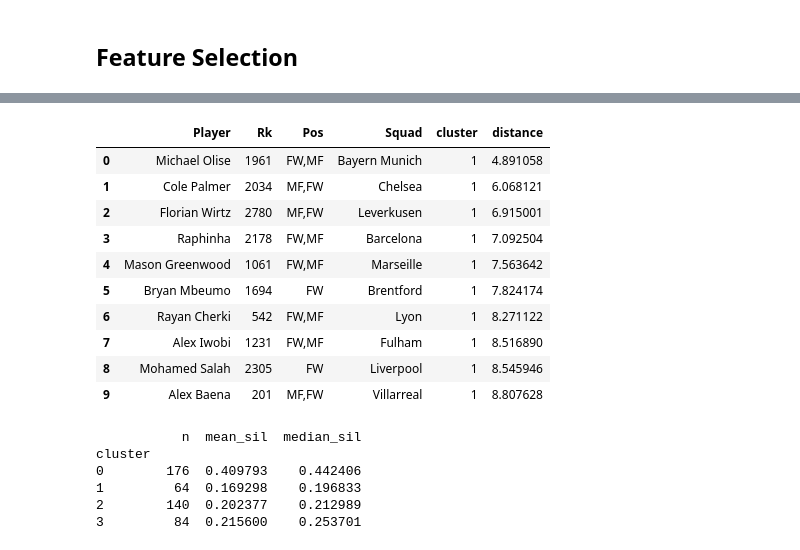
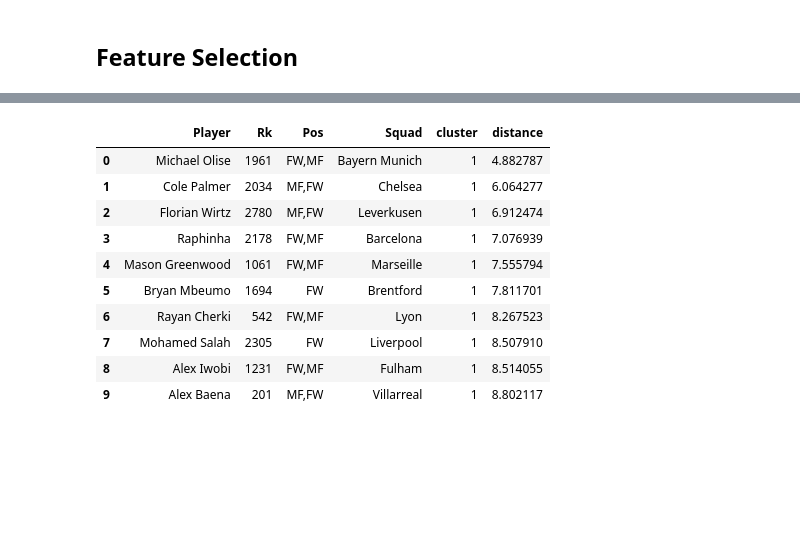
Before and after one commit to HaneefT/Transfer-Oracle, a Jupyter notebook: src/clustering/clustering.ipynb, the cells around one changed output, grey strips where cells are left out. Cells and saved outputs as stored; diff of their text form; code cells hidden in the pictures; blank space fills up the shorter version.

```diff
--- a/src/clustering/clustering.ipynb
+++ b/src/clustering/clustering.ipynb
@@ -212,17 +204,18 @@ dtype: float64
 # Drop features with low variance and select top features from PC1 and PC2
 selected_features = list(loadings_PC1.head(20).index) + list(loadings_PC2.head(10).index)
 selected_features = list(set(selected_features))  # Remove duplicates
-print("Selected features for clustering:\n", selected_features)
+selected_features_df = pd.DataFrame(selected_features, columns=["Selected Features"])
+display(selected_features_df)
 
 
 
-fw_sel = df_fw[selected_features].copy()
+fw_scaled_sel = df_fw[selected_features].copy()
 # Make Nan values 0
-fw_sel = fw_sel.fillna(0)
+# fw_sel = fw_sel.fillna(0)
 
-from sklearn.preprocessing import StandardScaler
-scaler = StandardScaler()
-fw_scaled_sel = scaler.fit_transform(fw_sel)
+# from sklearn.preprocessing import StandardScaler
+# scaler = StandardScaler()
+# fw_scaled_sel = scaler.fit_transform(fw_sel)
 
 from sklearn.cluster import KMeans
 from sklearn.metrics import silhouette_score
@@ -343,92 +338,64 @@ Players in cluster 3: 84
 import numpy as np
 import pandas as pd
 from sklearn.neighbors import NearestNeighbors
-from sklearn.metrics import silhouette_samples
 
-# 1) Keep references to what you clustered on
 feature_cols = selected_features
-X = fw_scaled_sel
+X = fw_scaled_sel.values
 labels = clusters
 
-# 2) Per-cluster kNN models (built on the SAME scaled matrix X)
 per_cluster_nn = {}
-per_cluster_idx = {}   # rows of df_fw used for each cluster (after any NaN drops – shouldn't happen since you filledna)
+per_cluster_idx = {}
 
 for c in np.unique(labels):
-    idx = np.where(labels == c)[0]
-    Xc = X[idx, :]
+    indx = np.where(labels == c)[0]
+    Xc = X[indx, :]
     # n_neighbors+1 to allow excluding self at query time
-    nn = NearestNeighbors(n_neighbors=min(11, len(idx)), metric="euclidean", algorithm="auto")
+    nn = NearestNeighbors(n_neighbors=min(11, len(indx)), metric="euclidean", algorithm="auto")
     nn.fit(Xc)
     per_cluster_nn[c] = nn
-    per_cluster_idx[c] = idx
+    per_cluster_idx[c] = indx
 
-# 3) Helper to query nearest neighbors for a given player name (or row index)
 def nearest_players_within_cluster(df, player_name=None, row_idx=None, k=5, id_col="Player"):
     if player_name is None and row_idx is None:
         raise ValueError("Provide either player_name or row_idx.")
     if row_idx is None:
         match = df.index[df[id_col] == player_name].tolist()
         if not match:
             raise ValueError(f"Player '{player_name}' not found in column '{id_col}'.")
         row_idx = match[0]
 
     c = labels[row_idx]
     nn = per_cluster_nn[c]
     idx = per_cluster_idx[c]
 
-    # Query using the same scaled vector you clustered with
     xq = X[row_idx].reshape(1, -1)
-    # Ask for k+1 so we can drop 'self' if it appears
     n_q = min(k+1, len(idx))
     dists, inds = nn.kneighbors(xq, n_neighbors=n_q)
     dists, inds = dists[0], inds[0]
 
-    # Map local neighbor indices back to global row indices
     global_inds = idx[inds]
-
-    # Drop self if present
     mask = global_inds != row_idx
     global_inds = global_inds[mask]
     dists = dists[mask]
-
-    # Trim to k
     global_inds = global_inds[:k]
     dists = dists[:k]
 
-    # Build a tidy result frame
     cols_to_show = [c for c in [id_col, "Rk", "Pos", "Squad", "cluster"] if c in df.columns]
     out = df.iloc[global_inds][cols_to_show].copy()
     out["distance"] = dists
     return out.reset_index(drop=True)
 
-# 4) Example usage:
+# Example usage:
 display(nearest_players_within_cluster(df_fw, player_name="Lamine Yamal", k=10))
-
-# 5) Optional: per-cluster diagnostics
-sil_samples = silhouette_samples(X, labels, metric="euclidean")
-cluster_report = (
-    pd.DataFrame({"cluster": labels, "silhouette": sil_samples})
-    .groupby("cluster")
-    .agg(n=("cluster", "size"), mean_sil=("silhouette", "mean"), median_sil=("silhouette", "median"))
-    .sort_index()
-)
-print(cluster_report)
 # %% [output]
 |  | Player | Rk | Pos | Squad | cluster | distance |
-| 0 | Michael Olise | 1961 | FW,MF | Bayern Munich | 1 | 4.891058 |
-| 1 | Cole Palmer | 2034 | MF,FW | Chelsea | 1 | 6.068121 |
-| 2 | Florian Wirtz | 2780 | MF,FW | Leverkusen | 1 | 6.915001 |
-| 3 | Raphinha | 2178 | FW,MF | Barcelona | 1 | 7.092504 |
-| 4 | Mason Greenwood | 1061 | FW,MF | Marseille | 1 | 7.563642 |
-| 5 | Bryan Mbeumo | 1694 | FW | Brentford | 1 | 7.824174 |
-| 6 | Rayan Cherki | 542 | FW,MF | Lyon | 1 | 8.271122 |
-| 7 | Alex Iwobi | 1231 | FW,MF | Fulham | 1 | 8.516890 |
-| 8 | Mohamed Salah | 2305 | FW | Liverpool | 1 | 8.545946 |
-| 9 | Alex Baena | 201 | MF,FW | Villarreal | 1 | 8.807628 |
+| 0 | Michael Olise | 1961 | FW,MF | Bayern Munich | 1 | 4.882787 |
+| 1 | Cole Palmer | 2034 | MF,FW | Chelsea | 1 | 6.064277 |
+| 2 | Florian Wirtz | 2780 | MF,FW | Leverkusen | 1 | 6.912474 |
+| 3 | Raphinha | 2178 | FW,MF | Barcelona | 1 | 7.076939 |
+| 4 | Mason Greenwood | 1061 | FW,MF | Marseille | 1 | 7.555794 |
+| 5 | Bryan Mbeumo | 1694 | FW | Brentford | 1 | 7.811701 |
+| 6 | Rayan Cherki | 542 | FW,MF | Lyon | 1 | 8.267523 |
+| 7 | Mohamed Salah | 2305 | FW | Liverpool | 1 | 8.507910 |
+| 8 | Alex Iwobi | 1231 | FW,MF | Fulham | 1 | 8.514055 |
+| 9 | Alex Baena | 201 | MF,FW | Villarreal | 1 | 8.802117 |
-           n  mean_sil  median_sil
-cluster
-0        176  0.409793    0.442406
-1         64  0.169298    0.196833
-2        140  0.202377    0.212989
-3         84  0.215600    0.253701
```
Also changed, not shown: parts of 3 cells of this notebook, 5 other files.
